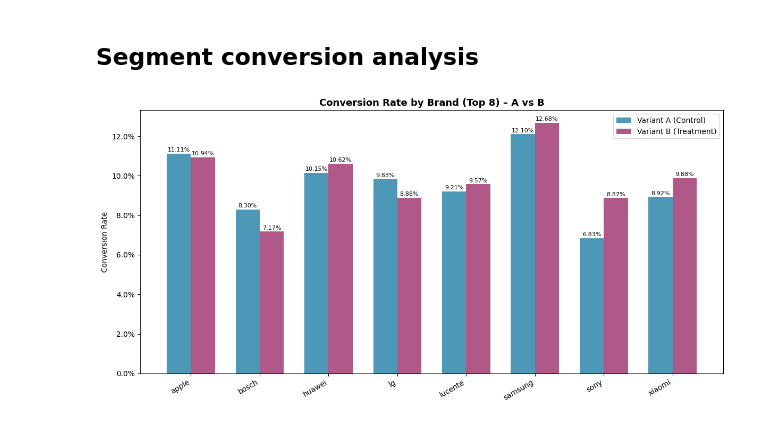
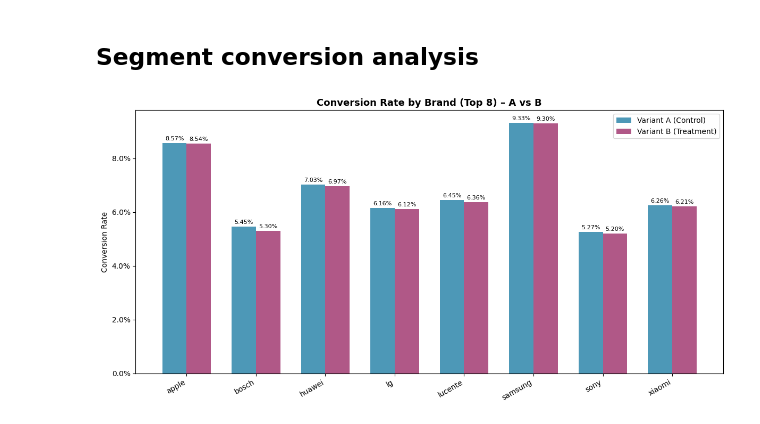
Before and after one commit to omotalan/data-project-templates, a Jupyter notebook: data-analysis/marketplace-analytics/notebook/analysis.ipynb, the cells around one changed output. Cells and saved outputs as stored; diff of their text form; code cells hidden in the pictures.

Commit message:
add session-based artifacts, add depth to dbt project

```diff
--- a/data-analysis/marketplace-analytics/notebook/analysis.ipynb
+++ b/data-analysis/marketplace-analytics/notebook/analysis.ipynb
@@ -3,4 +7,6 @@
 # %%
+# Download sample data as df, set up Duck DB database
+
 import duckdb
 
 con = duckdb.connect()
@@ -8,5 +14,8 @@ con = duckdb.connect()
 df = con.execute("""
     SELECT *
     FROM read_csv_auto('/home/alan/alan_projects/data-project-templates/data-analysis/marketplace-analytics/data/2019-Oct.csv')
+    ORDER BY user_id, event_time
     LIMIT 1000000
 """).df()
+
+con.close()
@@ -118,21 +136,0 @@ Summary table:
-# %%
-# Run z-test
-
-success = [conv_A, conv_B]
-nobs = [users_A, users_B]
-
-z_stat, p_value = proportions_ztest(success, nobs)
-
-print("\nStatistical test:")
-print(f"Absolute difference: {(cr_B - cr_A)*100:.2} p.p.")
-print(f"Relative uplift: {uplift*100:.2f}%")
-print(f"p-value: {p_value:.4f}")
-
-alpha = 0.01
-
-if p_value < alpha:
-    print("Result: Statistically significant at α=0.05")
-else:
-    print("Result: Not statistically significant at α=0.05 (expected in simulated setup)")
-
-# This means we can "trust" the statistical diff, but in business terms, it is irrelevant. With a naive, random split, it could have gone either way.
@@ -223,8 +292,8 @@ df_segment = con.execute("""
         s.brand AS segment,
         f.variant,
         COUNT(DISTINCT f.user_id) AS users,
-        SUM(f.contacted) AS conversions,
-        SUM(f.contacted) * 1.0 / COUNT(DISTINCT f.user_id) AS conversion_rate
+        SUM(f.purchased) AS conversions,
+        SUM(f.purchased) * 1.0 / COUNT(DISTINCT f.user_id) AS conversion_rate
     FROM marts.fct_funnel f
     JOIN marts.segments s ON f.user_id = s.user_id
     WHERE s.brand IS NOT NULL
@@ -234,14 +303,18 @@ df_segment = con.execute("""
 con.close()
 '''
 
-# A more robust approach is to create views in the dbt project using the view macro; these views persist for later, and here you can load as a df as well
-# Run from terminal first: dbt run --select fct_ab_brand
-df_segment = con.execute("SELECT * FROM marts.fct_ab_brand").df()
+# A more robust approach is to create views in the dbt project using the view macro; these views persist, and you can load them as a df as well
+
+# Run from terminal first:
+# dbt run --select fct_ab_brand
+
+# Then you can query the view as a data artifact from Duck DB
+df_segment = con.execute("SELECT * FROM marts.fct_ab_brand_session").df()
 
 # Top N brands only (avoid chart clutter)
 TOP_N = 8
 top_brands = (
-    df_segment.groupby('segment')['users']
+    df_segment.groupby('segment')['user_sessions']
     .sum()
     .nlargest(TOP_N)
     .index
@@ -249,7 +322,7 @@ top_brands = (
 df_plot = df_segment[df_segment['segment'].isin(top_brands)]
 
 # Pivot for side-by-side bars
-df_pivot = df_plot.pivot(index='segment', columns='variant', values='conversion_rate')
+df_pivot = df_plot.pivot(index='segment', columns='variant_session', values='conversion_rate')
 
 # Chart
 fig, ax = plt.subplots(figsize=(12, 6))
@@ -259,31 +332,31 @@ width = 0.35
 
 bars_A = ax.bar([i - width/2 for i in x], df_pivot['A'], width,
                 label='Variant A (Control)', color='#2E86AB', alpha=0.85)
 bars_B = ax.bar([i + width/2 for i in x], df_pivot['B'], width,
                 label='Variant B (Treatment)', color='#A23B72', alpha=0.85)
 
 # Value labels
 for bar in bars_A:
     ax.text(bar.get_x() + bar.get_width() / 2,
             bar.get_height() + 0.001,
             f'{bar.get_height():.2%}',
             ha='center', fontsize=8)
 
 for bar in bars_B:
     ax.text(bar.get_x() + bar.get_width() / 2,
             bar.get_height() + 0.001,
             f'{bar.get_height():.2%}',
             ha='center', fontsize=8)
 
 ax.set_xticks(list(x))
 ax.set_xticklabels(df_pivot.index, rotation=30, ha='right')
 ax.set_ylabel('Conversion Rate')
 ax.set_title(f'Conversion Rate by Brand (Top {TOP_N}) – A vs B', fontsize=13, fontweight='bold')
 ax.legend()
 ax.yaxis.set_major_formatter(plt.FuncFormatter(lambda v, _: f'{v:.1%}'))
 
 plt.tight_layout()
 plt.savefig('../data/segment_chart.png', dpi=150)
 plt.show()
 # %% [output]
-[figure, old version]
+[figure, new version]
```
Also changed, not shown: parts of 28 cells of this notebook, 27 other files.
